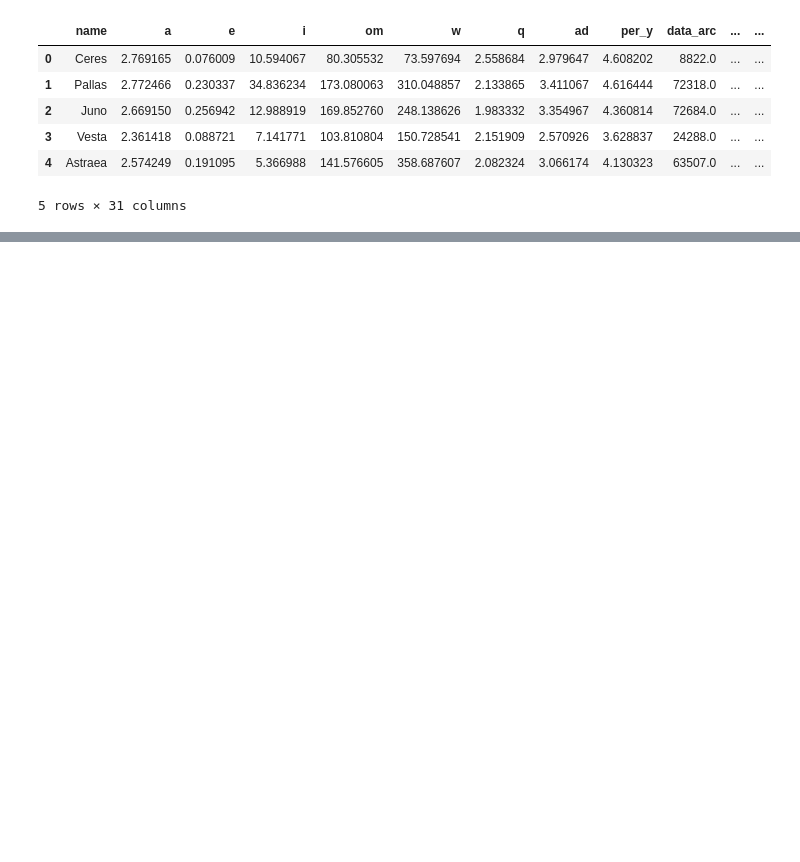
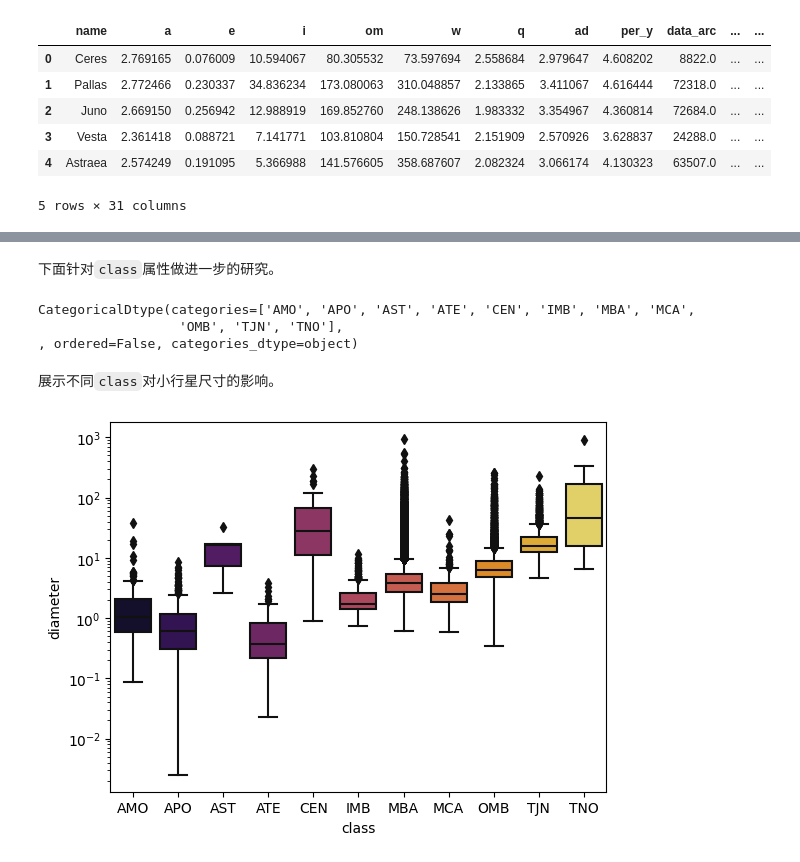
Before and after one commit to Nozom1466/Linear-Regression-from-Scratch, a Jupyter notebook: PA1/main.ipynb, the cells around one changed output, grey strips where cells are left out. Drawn from its saved outputs; the diff is of its cells as text; code cells hidden in the pictures; blank space fills up the shorter version.

```diff
--- a/PA1/main.ipynb
+++ b/PA1/main.ipynb
@@ -20,0 +307,21 @@ df.head()
+# %%
+drop_list = ['neo','pha']
+df.drop(drop_list,axis=1,inplace=True)
+# %% [markdown]
+下面针对`class`属性做进一步的研究。
+# %%
+df['class'] = df['class'].astype('category')
+df['class'].dtypes
+# %% [output]
+CategoricalDtype(categories=['AMO', 'APO', 'AST', 'ATE', 'CEN', 'IMB', 'MBA', 'MCA',
+                  'OMB', 'TJN', 'TNO'],
+, ordered=False, categories_dtype=object)
+# %%
+sns.set_palette('inferno',11)
+# %% [markdown]
+展示不同`class`对小行星尺寸的影响。
+# %%
+sns.boxplot(x='class',y='diameter',data=df)
+plt.yscale('log')
+# %% [output]
+[figure, added]
```
Also changed, not shown: parts of 48 cells of this notebook.
